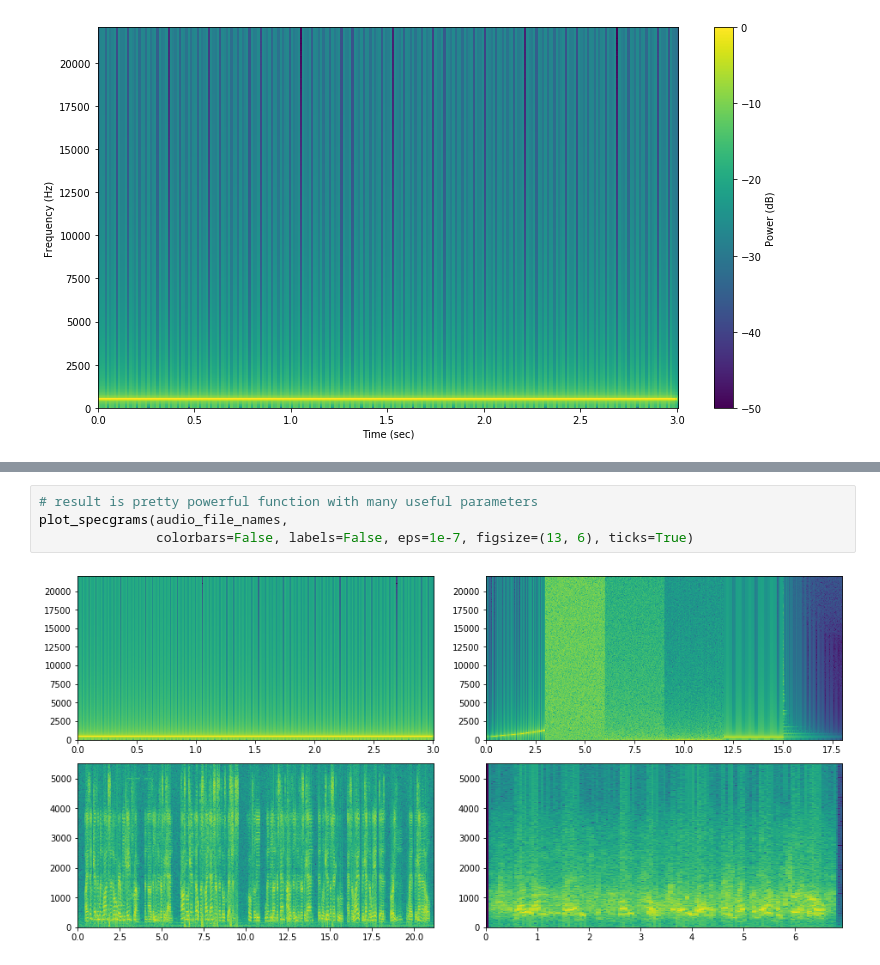
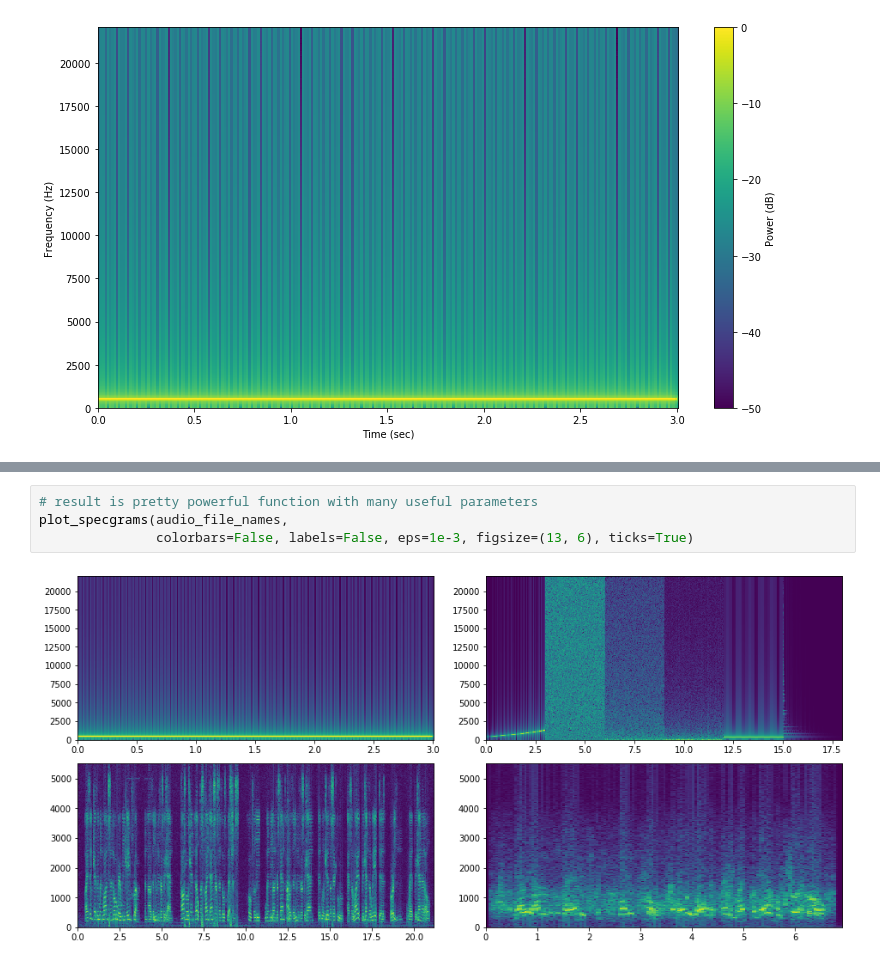
Before and after one commit to lnadi17/spectro-kg, a Jupyter notebook: subplots.ipynb, the cells around one changed output, grey strips where cells are left out. Cells and saved outputs as stored; diff of their text form.

```diff
--- a/subplots.ipynb
+++ b/subplots.ipynb
@@ -61,6 +60,6 @@ def plot_specgrams(audio_file_names,
 # %%
 # result is pretty powerful function with many useful parameters
 plot_specgrams(audio_file_names,
-               colorbars=False, labels=False, eps=1e-7, figsize=(13, 6), ticks=True)
+               colorbars=False, labels=False, eps=1e-3, figsize=(13, 6), ticks=True)
 # %% [output]
-[figure, old version]
+[figure, new version]
```
Also changed, not shown: parts of 3 cells of this notebook.
